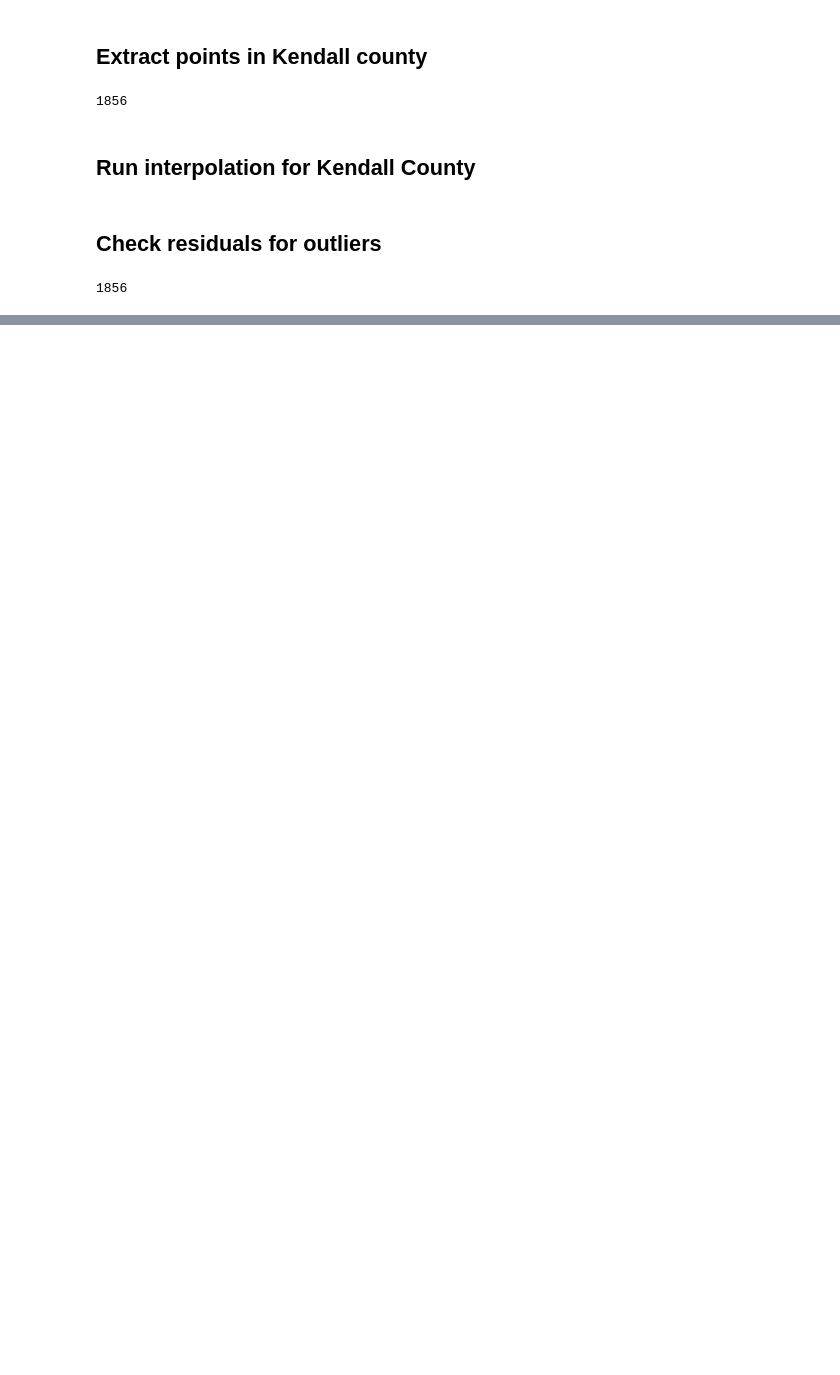
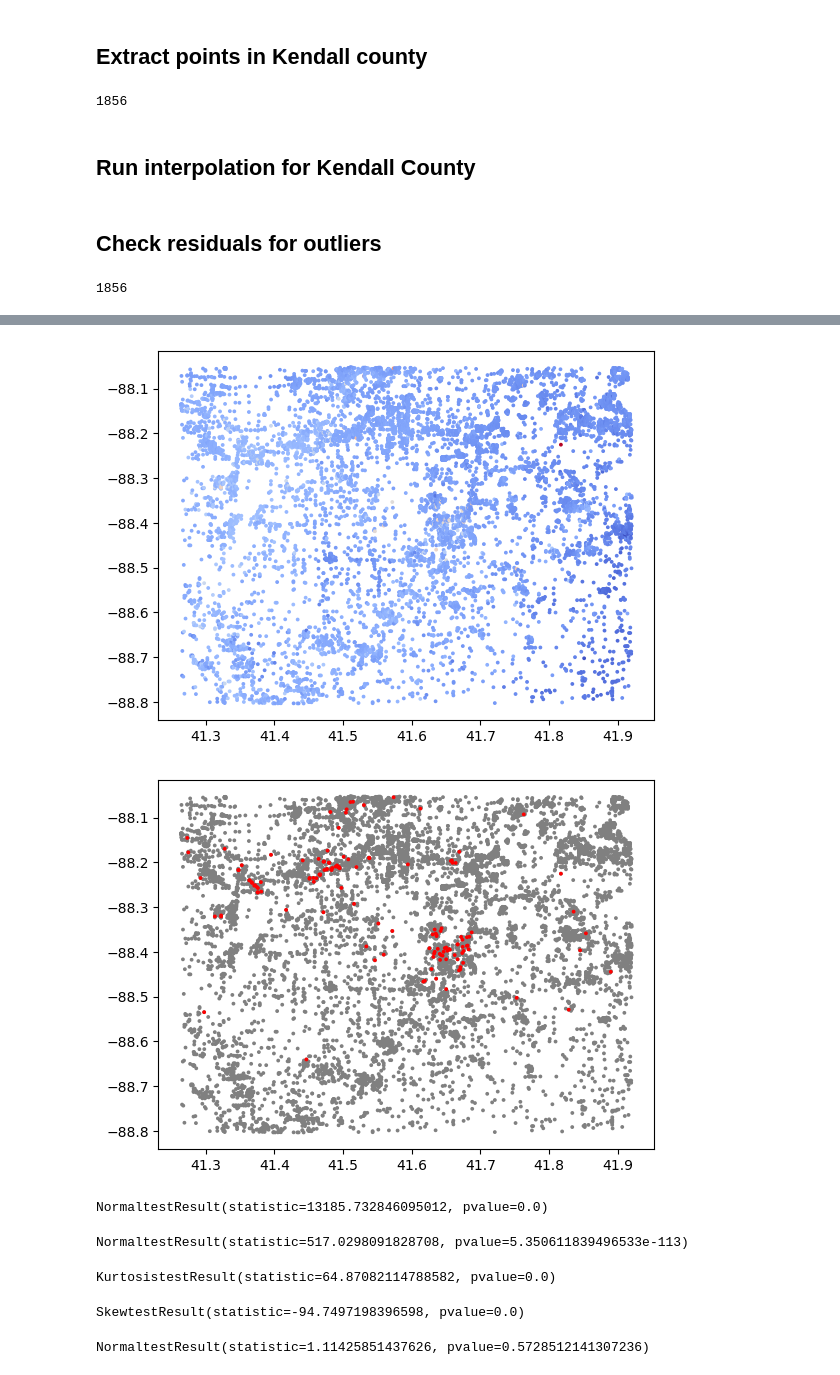
Before and after one commit to LittleFat3Tuan/STAT427_SP23_Proj2, a Jupyter notebook: numpy_interp.ipynb, the cells around one changed output, grey strips where cells are left out. Drawn from its saved outputs; the diff is of its cells as text; code cells hidden in the pictures; blank space fills up the shorter version.

```diff
--- a/numpy_interp.ipynb
+++ b/numpy_interp.ipynb
@@ -102,0 +114,35 @@ plt.show()
+# %%
+outliers_enlarge = [i for i in range(len(residual_enlarge)) if abs(residual_enlarge[i]) >= 50]
+# %%
+plt.scatter(lat_enlarge, lon_enlarge, c=elev_enlarge, cmap='coolwarm_r',s=3)
+plt.show()
+plt.scatter(list(lat_enlarge)+[lat_enlarge[i] for i in outliers_enlarge],
+            list(lon_enlarge)+[lon_enlarge[i] for i in outliers_enlarge],
+            c = ['gray']*len(lon_enlarge)+['red']*len(outliers_enlarge), s=3)
+plt.show()
+# %% [output]
+[figure, added]
+[figure, added]
+# %%
+scipy.stats.normaltest(residual_enlarge)
+# %% [output]
+NormaltestResult(statistic=13185.732846095012, pvalue=0.0)
+# %%
+scipy.stats.normaltest([residual_enlarge[i] for i in range(len(residual_enlarge)) if abs(residual_enlarge[i]) <= 5 ])
+# %% [output]
+NormaltestResult(statistic=517.0298091828708, pvalue=5.350611839496533e-113)
+# %%
+scipy.stats.kurtosistest(residual_enlarge)
+# %% [output]
+KurtosistestResult(statistic=64.87082114788582, pvalue=0.0)
+# %%
+scipy.stats.skewtest(residual_enlarge)
+# %% [output]
+SkewtestResult(statistic=-94.7497198396598, pvalue=0.0)
+# %%
+rng = np.random.default_rng()
+pts = 1000
+a = rng.normal(0, 1, size=pts)
+scipy.stats.normaltest(a)
+# %% [output]
+NormaltestResult(statistic=1.11425851437626, pvalue=0.5728512141307236)
```
Also changed, not shown: parts of 17 cells of this notebook.
